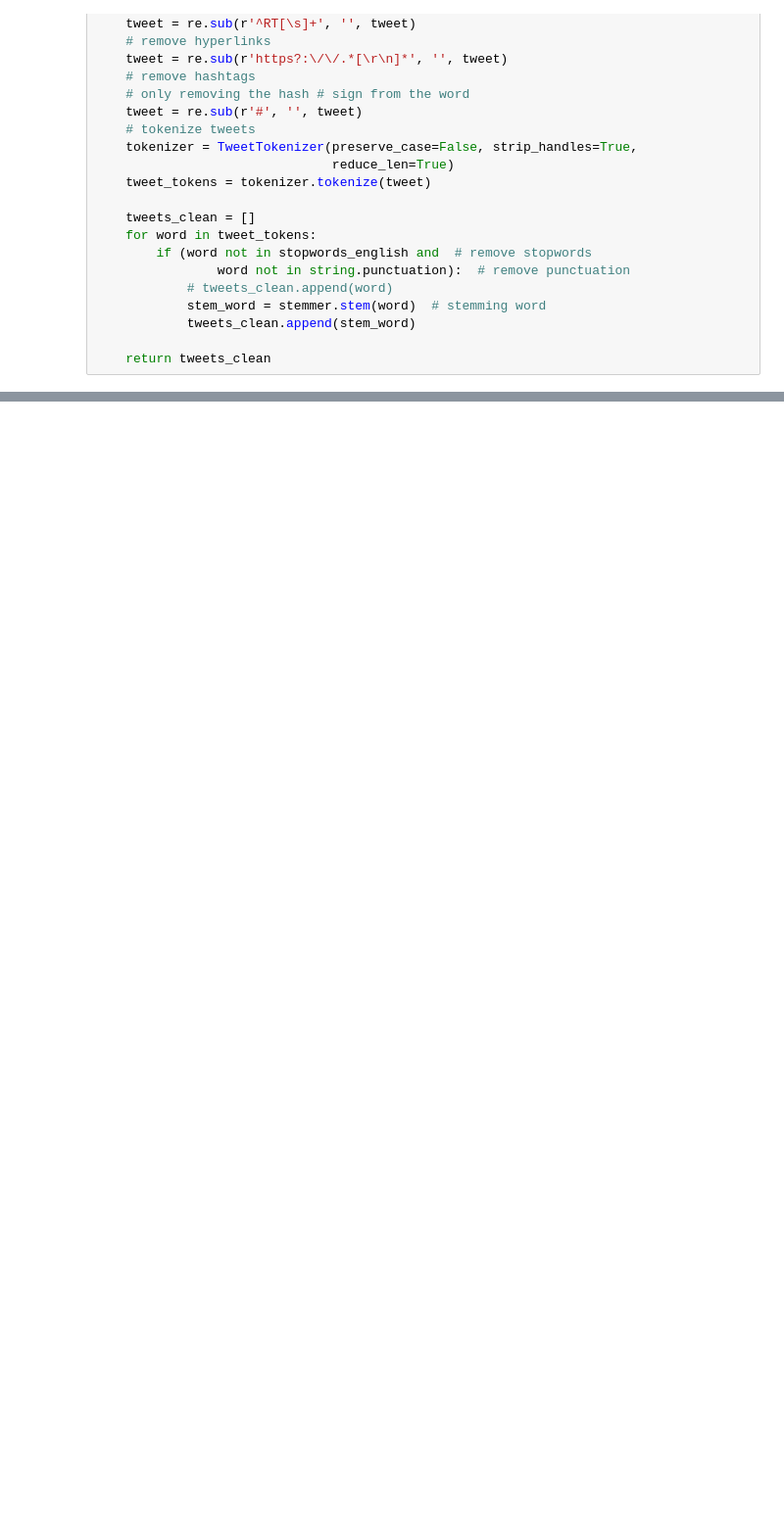
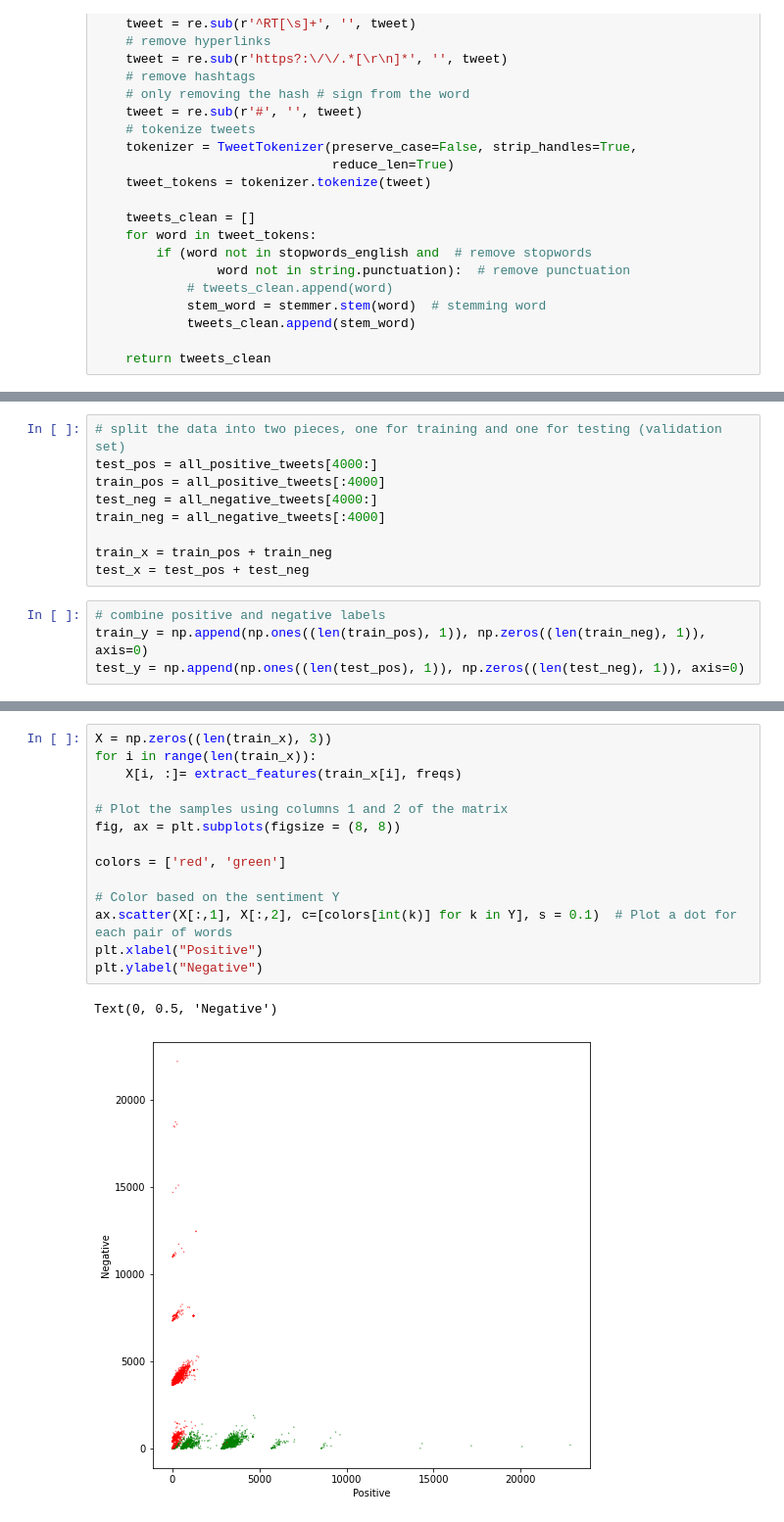
Before and after one commit to StanleyLiangYork/NLP_deepLearning, a Jupyter notebook: NLTK_tool.ipynb, the cells around one changed output, grey strips where cells are left out. Shown at 98% size. Cells and saved outputs as stored; diff of their text form; blank space fills up the shorter version.

```diff
--- a/NLTK_tool.ipynb
+++ b/NLTK_tool.ipynb
@@ -252,0 +388,13 @@ def build_freqs(tweets, ys):
+# %%
+# split the data into two pieces, one for training and one for testing (validation set)
+test_pos = all_positive_tweets[4000:]
+train_pos = all_positive_tweets[:4000]
+test_neg = all_negative_tweets[4000:]
+train_neg = all_negative_tweets[:4000]
+
+train_x = train_pos + train_neg
+test_x = test_pos + test_neg
+# %%
+# combine positive and negative labels
+train_y = np.append(np.ones((len(train_pos), 1)), np.zeros((len(train_neg), 1)), axis=0)
+test_y = np.append(np.ones((len(test_pos), 1)), np.zeros((len(test_neg), 1)), axis=0)
@@ -252,0 +639,17 @@ def build_freqs(tweets, ys):
+# %%
+X = np.zeros((len(train_x), 3))
+for i in range(len(train_x)):
+    X[i, :]= extract_features(train_x[i], freqs)
+
+# Plot the samples using columns 1 and 2 of the matrix
+fig, ax = plt.subplots(figsize = (8, 8))
+
+colors = ['red', 'green']
+
+# Color based on the sentiment Y
+ax.scatter(X[:,1], X[:,2], c=[colors[int(k)] for k in Y], s = 0.1)  # Plot a dot for each pair of words
+plt.xlabel("Positive")
+plt.ylabel("Negative")
+# %% [output]
+Text(0, 0.5, 'Negative')
+[figure, added]
```
Also changed, not shown: parts of 43 cells of this notebook.
